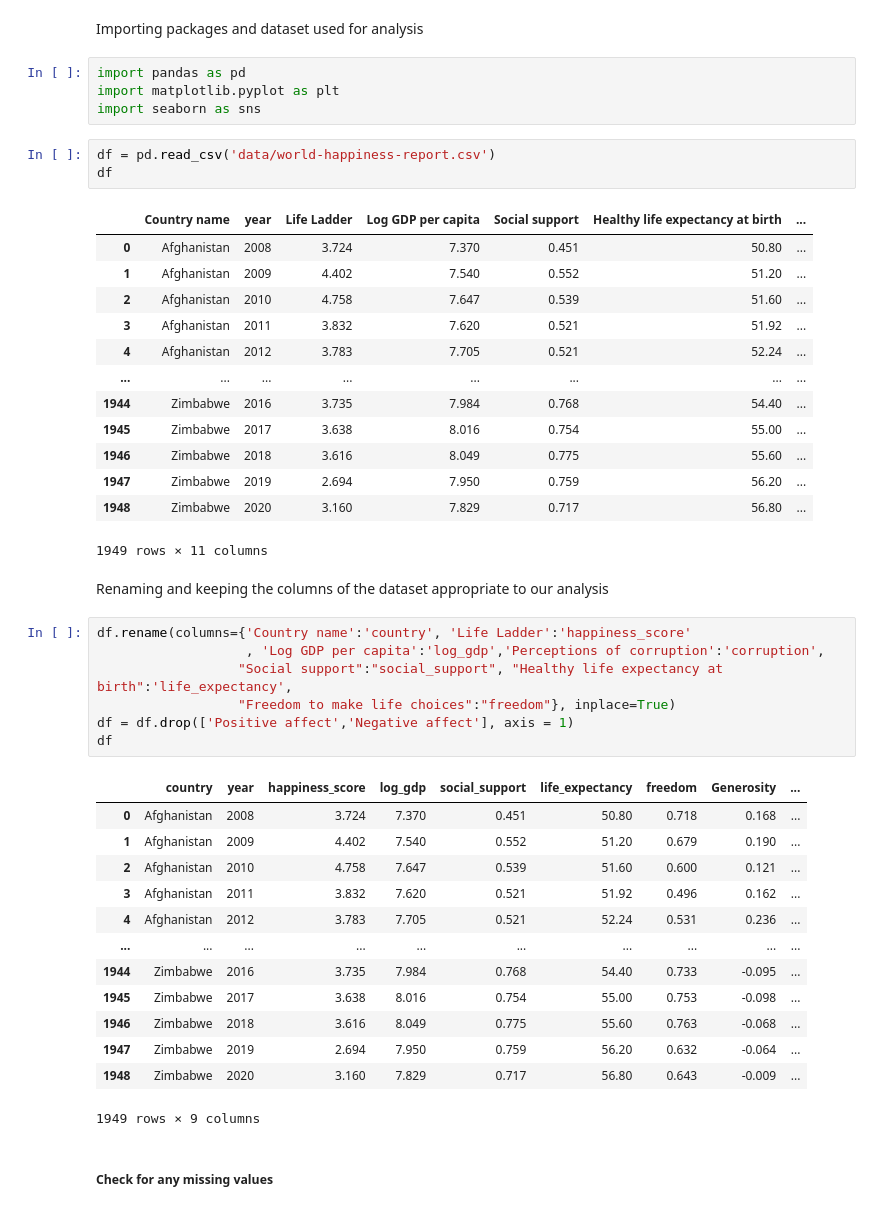
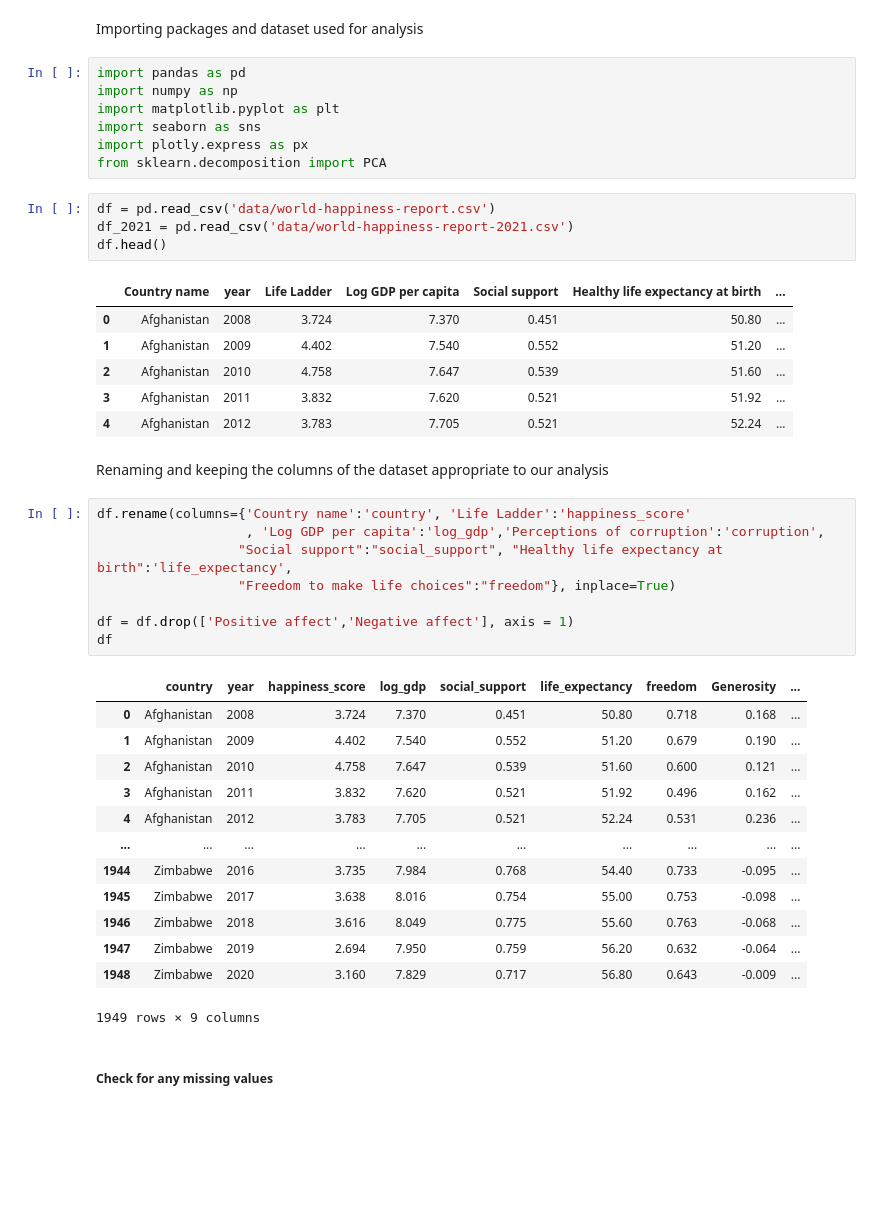
Before and after one commit to Evan-xma/iX, a Jupyter notebook: Project Notebook.ipynb, the cells around one changed output. Cells and saved outputs as stored; diff of their text form; blank space fills up the shorter version.

```diff
--- a/Project Notebook.ipynb
+++ b/Project Notebook.ipynb
@@ -8,25 +19,22 @@
 Importing packages and dataset used for analysis
 # %%
 import pandas as pd
+import numpy as np
 import matplotlib.pyplot as plt
 import seaborn as sns
+import plotly.express as px
+from sklearn.decomposition import PCA
 # %%
 df = pd.read_csv('data/world-happiness-report.csv')
-df
+df_2021 = pd.read_csv('data/world-happiness-report-2021.csv')
+df.head()
 # %% [output]
 |  | Country name | year | Life Ladder | Log GDP per capita | Social support | Healthy life expectancy at birth | ... |
 | 0 | Afghanistan | 2008 | 3.724 | 7.370 | 0.451 | 50.80 | ... |
 | 1 | Afghanistan | 2009 | 4.402 | 7.540 | 0.552 | 51.20 | ... |
 | 2 | Afghanistan | 2010 | 4.758 | 7.647 | 0.539 | 51.60 | ... |
 | 3 | Afghanistan | 2011 | 3.832 | 7.620 | 0.521 | 51.92 | ... |
 | 4 | Afghanistan | 2012 | 3.783 | 7.705 | 0.521 | 52.24 | ... |
-| ... | ... | ... | ... | ... | ... | ... | ... |
-| 1944 | Zimbabwe | 2016 | 3.735 | 7.984 | 0.768 | 54.40 | ... |
-| 1945 | Zimbabwe | 2017 | 3.638 | 8.016 | 0.754 | 55.00 | ... |
-| 1946 | Zimbabwe | 2018 | 3.616 | 8.049 | 0.775 | 55.60 | ... |
-| 1947 | Zimbabwe | 2019 | 2.694 | 7.950 | 0.759 | 56.20 | ... |
-| 1948 | Zimbabwe | 2020 | 3.160 | 7.829 | 0.717 | 56.80 | ... |
-1949 rows × 11 columns
 # %% [markdown]
 Renaming and keeping the columns of the dataset appropriate to our analysis
 # %%
@@ -34,6 +42,7 @@ df.rename(columns={'Country name':'country', 'Life Ladder':'happiness_score'
                    , 'Log GDP per capita':'log_gdp','Perceptions of corruption':'corruption',
                   "Social support":"social_support", "Healthy life expectancy at birth":'life_expectancy',
                   "Freedom to make life choices":"freedom"}, inplace=True)
+
 df = df.drop(['Positive affect','Negative affect'], axis = 1)
 df
 # %% [output]
```
Also changed, not shown: parts of 32 cells of this notebook.
